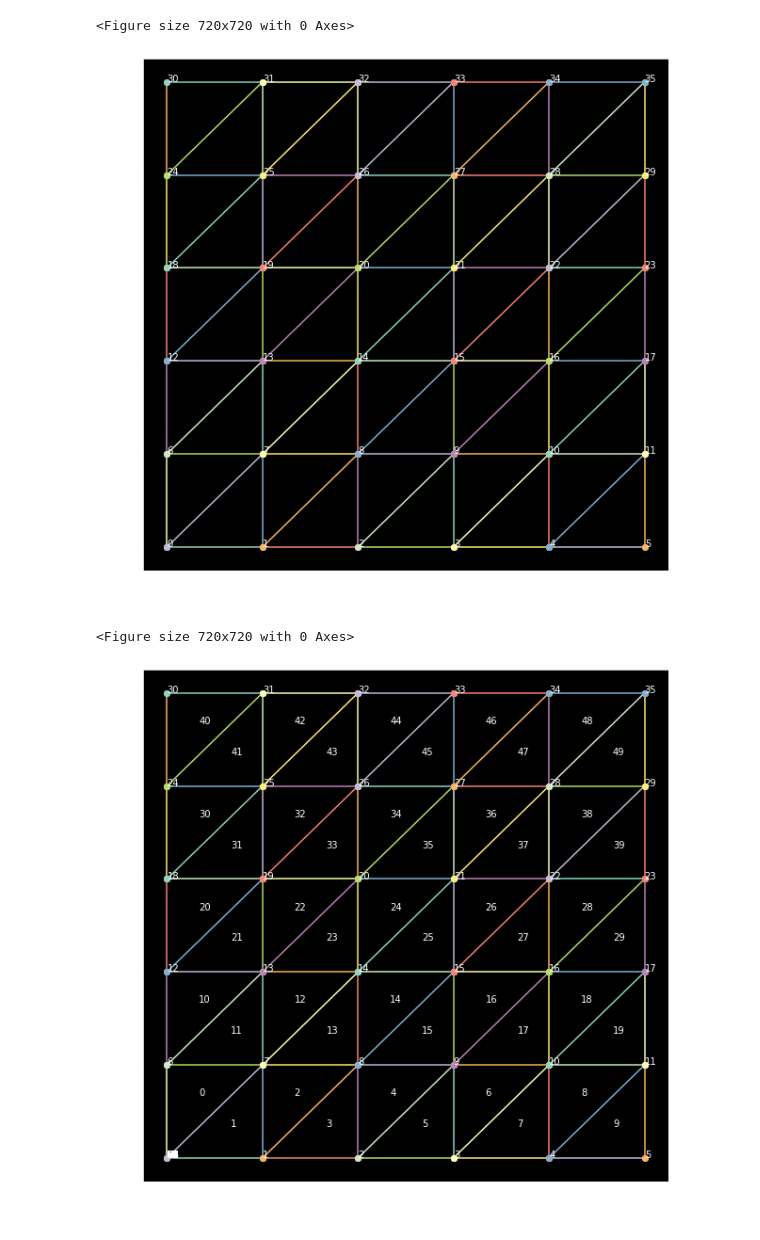
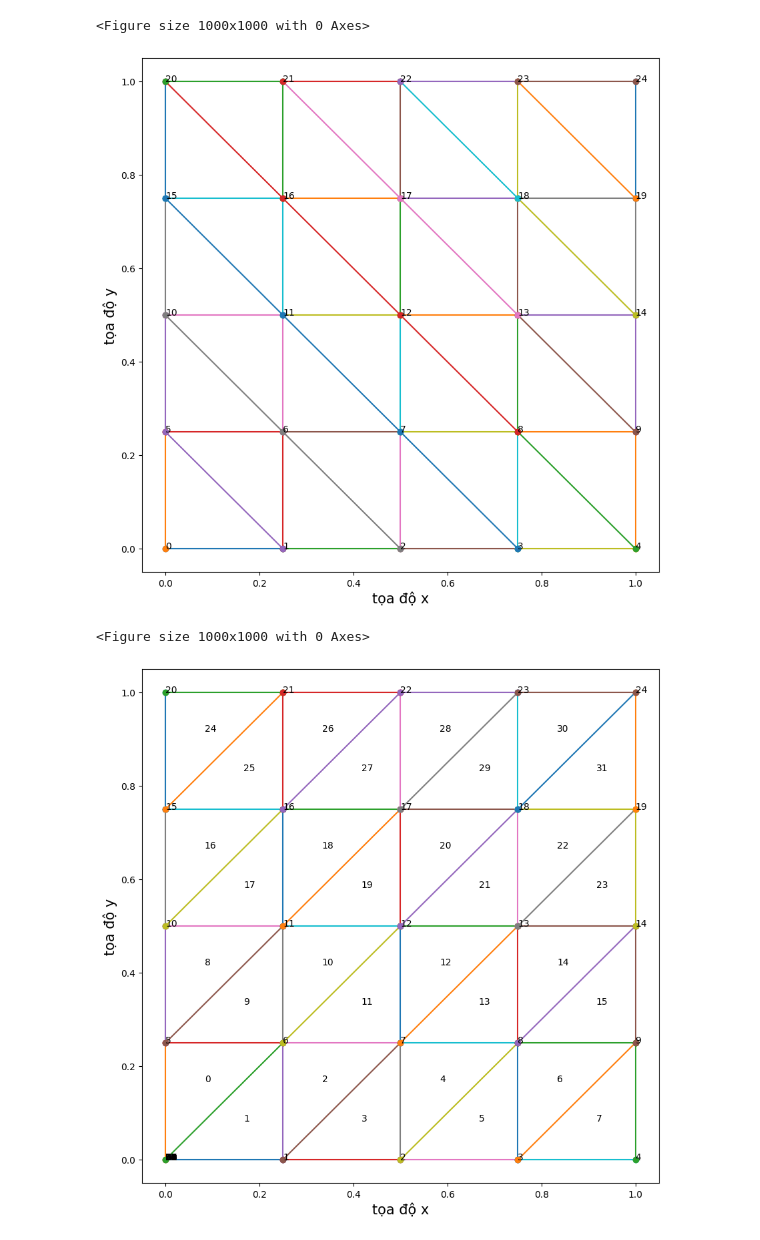
Before and after one commit to anthule123/1.finite-element-method, a Jupyter notebook: draw1c.ipynb, the cells around one changed output. Drawn from its saved outputs; the diff is of its cells as text; code cells hidden in the pictures.

```diff
--- a/draw1c.ipynb
+++ b/draw1c.ipynb
@@ -4,13 +4,13 @@ import numpy as np
 import matplotlib.pyplot as plt
 # reset the plot configurations to default
 
-#plt.rcdefaults()
+plt.rcdefaults()
 
 # set the axes color glbally for all plots
 
-#plt.rcParams.update({'axes.facecolor':'white'})
+plt.rcParams.update({'axes.facecolor':'white'})
 # %%
-N= 5
+N= 4
 [a,b,c,d] = [0,1,0,1]
 di = (b-a)/N
 dj = (d-c)/N
@@ -27,24 +27,24 @@ def draw(x1,y1,x2,y2):
 # %%
 so_nut = (N+1)**2
 S = max(N,10)
 plt.figure(figsize=(S,S*(d-c)/(b-a)))
 fig = plt.figure(figsize = (S,S*(d-c)/(b-a)))
 ax = fig.add_subplot()
 
 for i in range(0,so_nut):
     if(i%(N+1) != N):
         draw(nut[i][0],nut[i][1],nut[i+1][0],nut[i+1][1])
     if(i<N*(N+1)):
         draw(nut[i][0],nut[i][1],nut[i+N+1][0],nut[i+N+1][1])
-    if(i%(N+1) !=N  and i<N*(N+1)):
-        draw(nut[i][0],nut[i][1],nut[i+N+2][0],nut[i+N+2][1])
+    if(i%(N+1) !=0  and i<N*(N+1)):
+        draw(nut[i][0],nut[i][1],nut[i+N][0],nut[i+N][1])
     ax.annotate(i,(nut[i][0],nut[i][1]))
 ax.set_xlabel('tọa độ x', fontsize = 15)
 ax.set_ylabel('tọa độ y',fontsize = 15)
 plt.show()
 # %% [output]
-<Figure size 720x720 with 0 Axes>
+<Figure size 1000x1000 with 0 Axes>
-[figure, old version]
+[figure, new version]
 # %%
 
 so_tam_giac = N*N*4
@@ -84,5 +84,5 @@ for i in range(0,so_tam_giac):
     ax.annotate(i, (xmean,ymean))
 plt.show()
 # %% [output]
-<Figure size 720x720 with 0 Axes>
+<Figure size 1000x1000 with 0 Axes>
-[figure, old version]
+[figure, new version]
```
Also changed, not shown: 24 other files.
